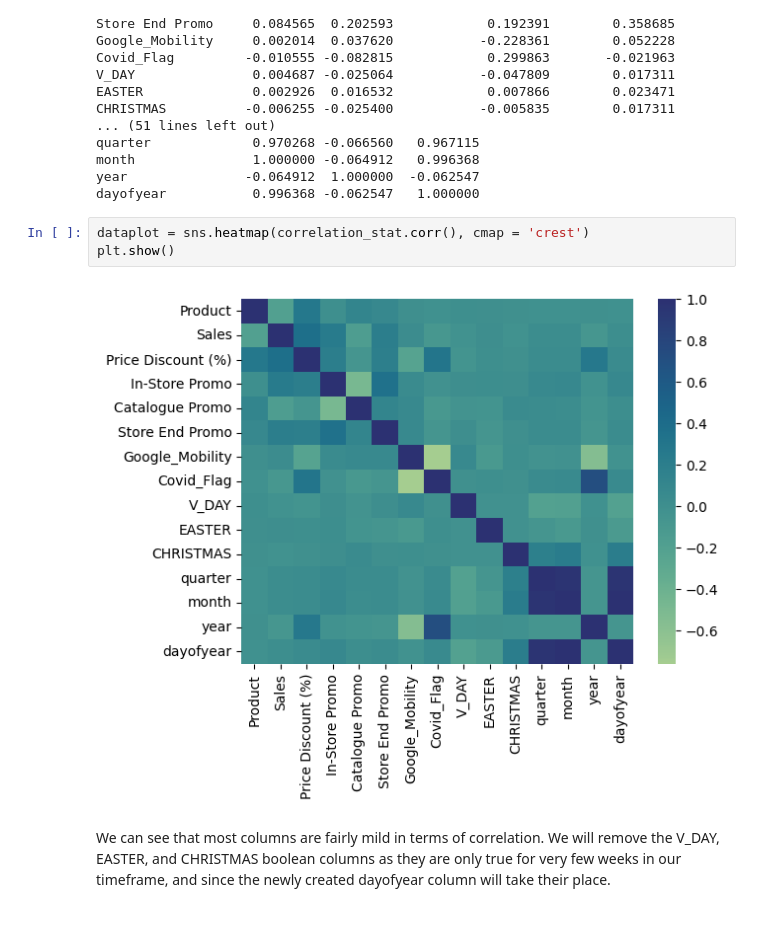
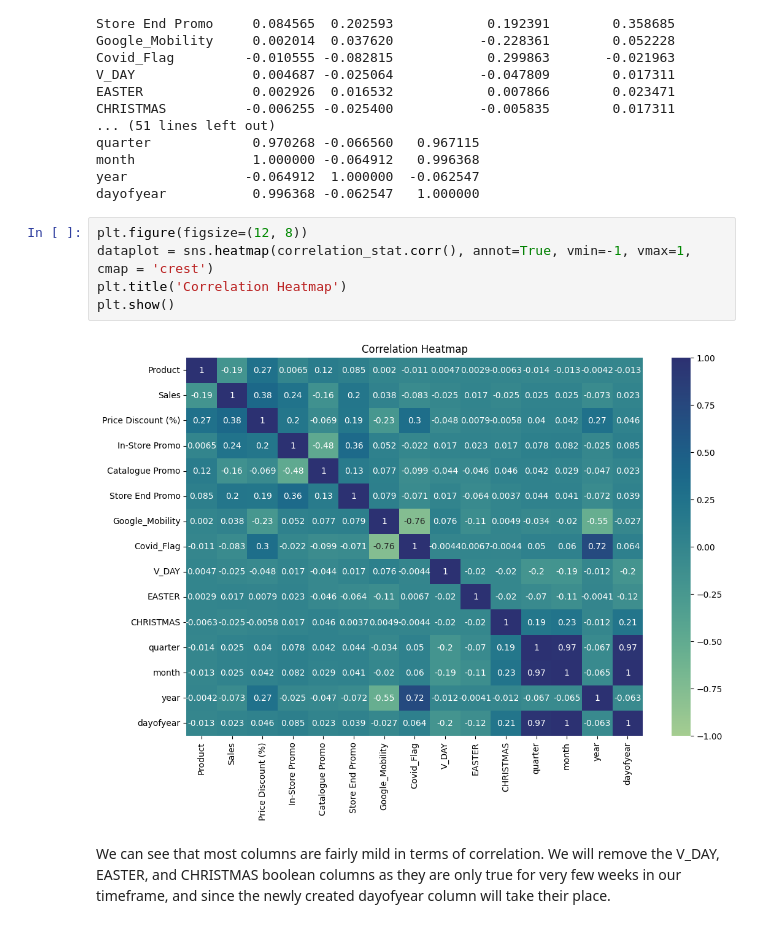
Before and after one commit to sreejith1212/Sale-Forecast, a Jupyter notebook: sales_forecast_file.ipynb, the cells around one changed output. Cells and saved outputs as stored; diff of their text form.

Commit message:
insights plots

```diff
--- a/sales_forecast_file.ipynb
+++ b/sales_forecast_file.ipynb
@@ -329,10 +329,12 @@ month               1.000000 -0.064912   0.996368
 year               -0.064912  1.000000  -0.062547
 dayofyear           0.996368 -0.062547   1.000000
 # %%
-dataplot = sns.heatmap(correlation_stat.corr(), cmap = 'crest')
+plt.figure(figsize=(12, 8))
+dataplot = sns.heatmap(correlation_stat.corr(), annot=True, vmin=-1, vmax=1, cmap = 'crest')
+plt.title('Correlation Heatmap')
 plt.show()
 # %% [output]
-[figure, old version]
+[figure, new version]
 # %% [markdown]
 We can see that most columns are fairly mild in terms of correlation. We will remove the V_DAY, EASTER, and CHRISTMAS boolean columns as they are only true for very few weeks in our timeframe, and since the newly created dayofyear column will take their place.
 # %%
```
Also changed, not shown: parts of 9 cells of this notebook.
